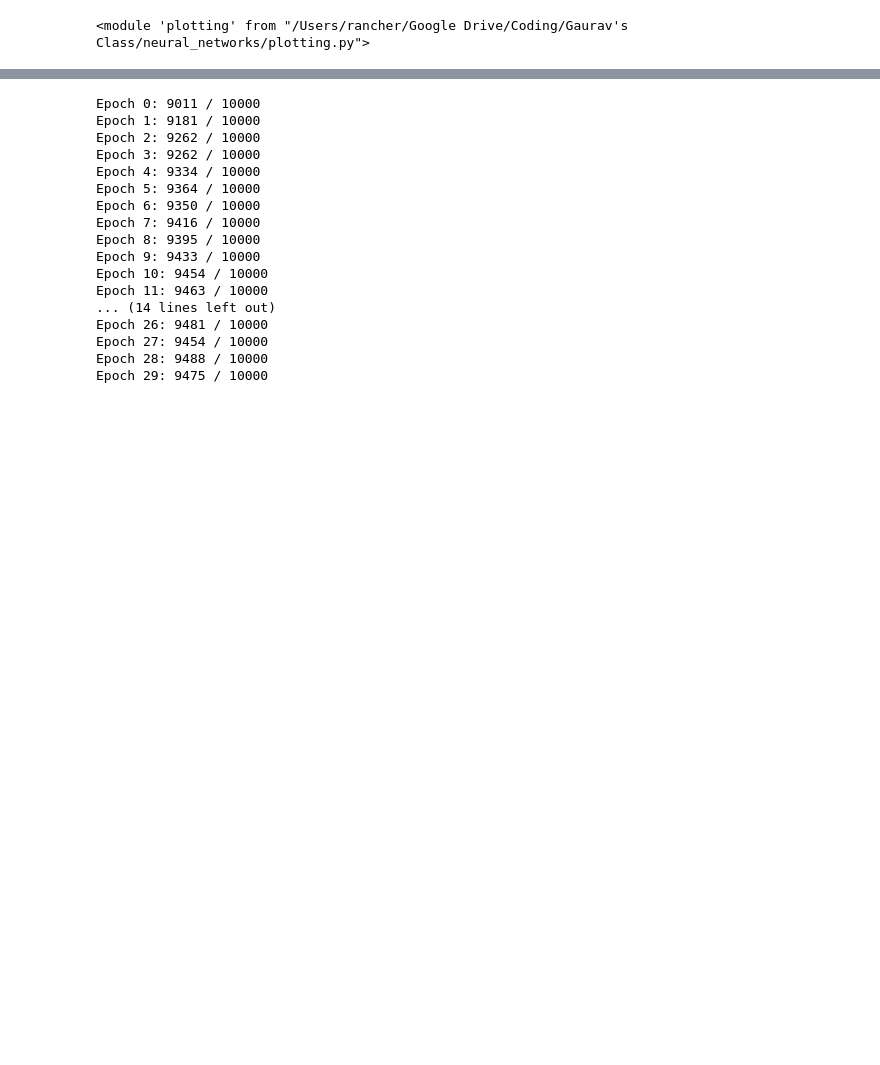
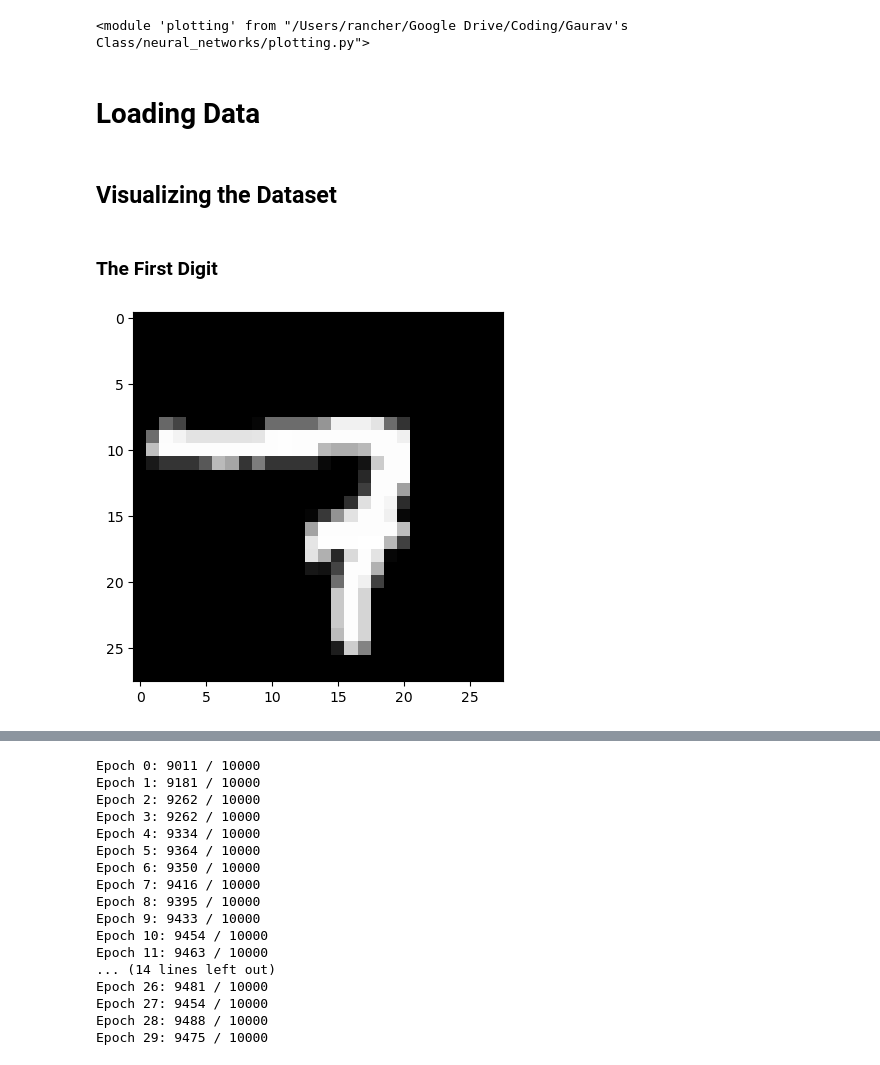
Before and after one commit to papir805/Stanford-ML-Class, a Jupyter notebook: neural_networks/neural_network_classification.ipynb, the cells around one changed output, grey strips where cells are left out. Cells and saved outputs as stored; diff of their text form; code cells hidden in the pictures; blank space fills up the shorter version.

Commit message:
changing order of notebook and switching to gray cmap for heatmap

```diff
--- a/neural_networks/neural_network_classification.ipynb
+++ b/neural_networks/neural_network_classification.ipynb
@@ -11,7 +13,19 @@ importlib.reload(image_processing)
 importlib.reload(plotting)
 # %% [output]
 <module 'plotting' from "/Users/rancher/Google Drive/Coding/Gaurav's Class/neural_networks/plotting.py">
+# %% [markdown]
+# Loading Data
 # %%
 file_path = "../data/mnist.pkl.gz"
 training_data, validation_data, test_data = \
 mnist_loader.load_data_wrapper(file_path)
+# %% [markdown]
+## Visualizing the Dataset
+# %% [markdown]
+### The First Digit
+# %%
+first_digit = training_data[0][0]
+
+image_processing.print_image(first_digit)
+# %% [output]
+[figure, added]
```
Also changed, not shown: parts of 16 cells of this notebook, 3 other files.
